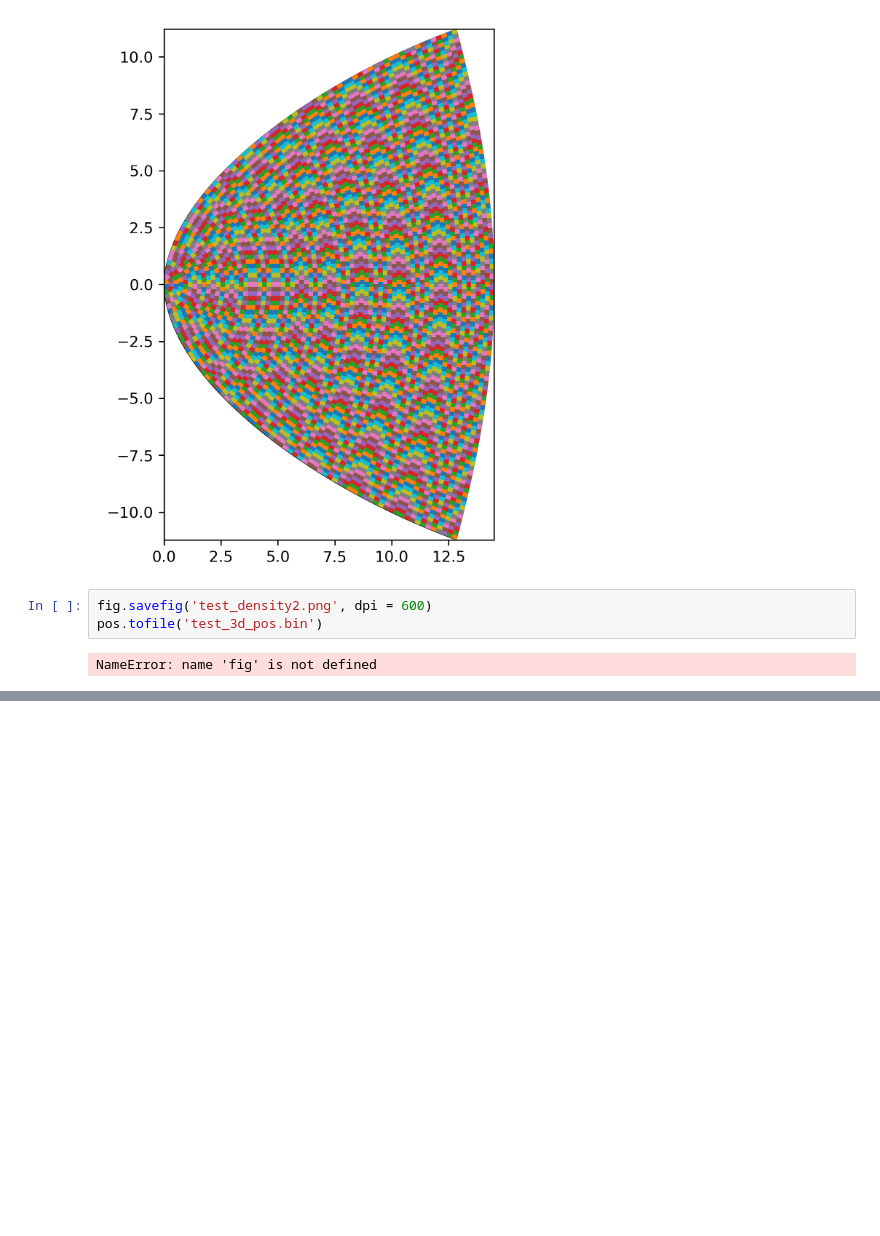
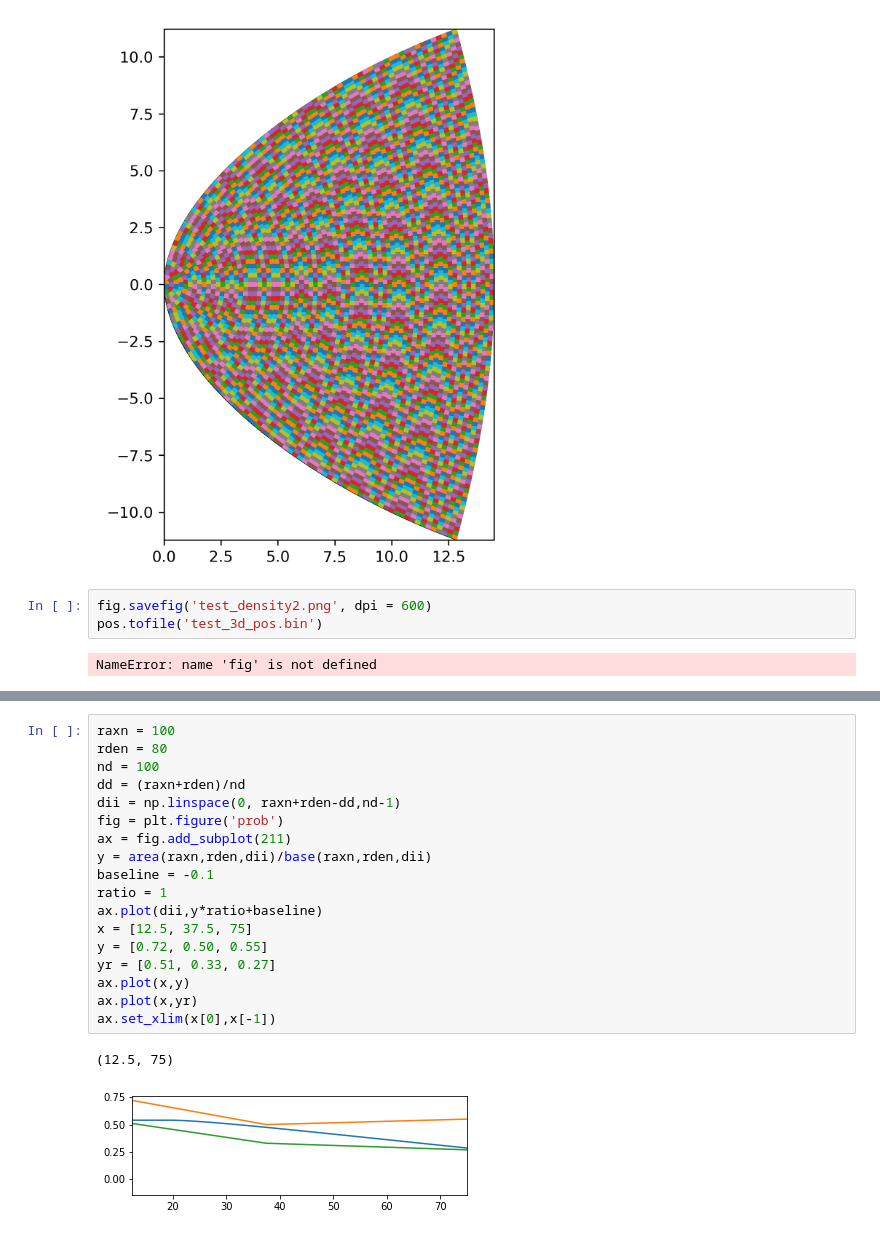
Before and after one commit to g13/patchV1, a Jupyter notebook: macro.ipynb, the cells around one changed output, grey strips where cells are left out. Saved outputs shown, nothing was run; the diff lists cells and outputs as text; blank space fills up the shorter version.

```diff
--- a/macro2.ipynb
+++ b/macro.ipynb
@@ -128,0 +208,21 @@ array([3, 2, 1])
+# %%
+raxn = 100
+rden = 80
+nd = 100
+dd = (raxn+rden)/nd
+dii = np.linspace(0, raxn+rden-dd,nd-1)
+fig = plt.figure('prob')
+ax = fig.add_subplot(211)
+y = area(raxn,rden,dii)/base(raxn,rden,dii)
+baseline = -0.1
+ratio = 1
+ax.plot(dii,y*ratio+baseline)
+x = [12.5, 37.5, 75]
+y = [0.72, 0.50, 0.55]
+yr = [0.51, 0.33, 0.27]
+ax.plot(x,y)
+ax.plot(x,yr)
+ax.set_xlim(x[0],x[-1])
+# %% [output]
+(12.5, 75)
+[figure, added]
```
Also changed, not shown: parts of 27 cells of this notebook, 7 other files.
